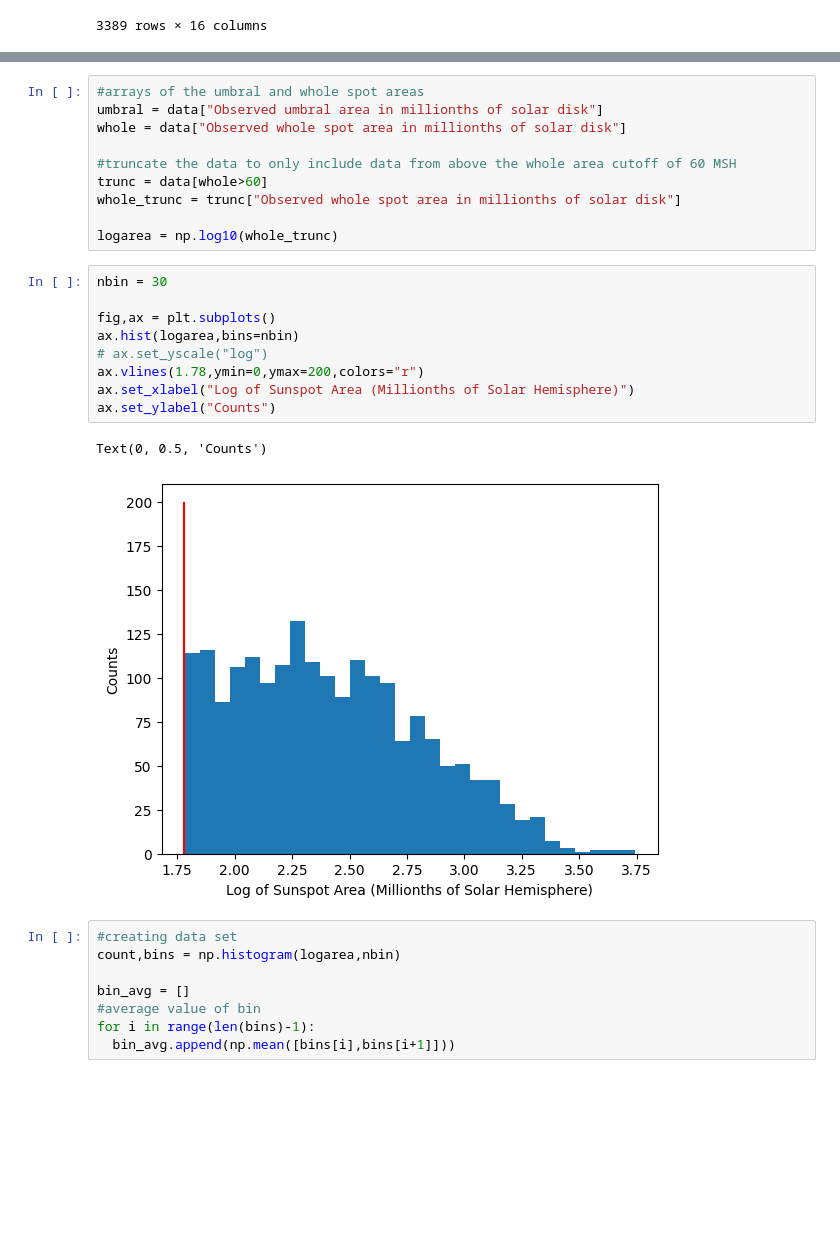
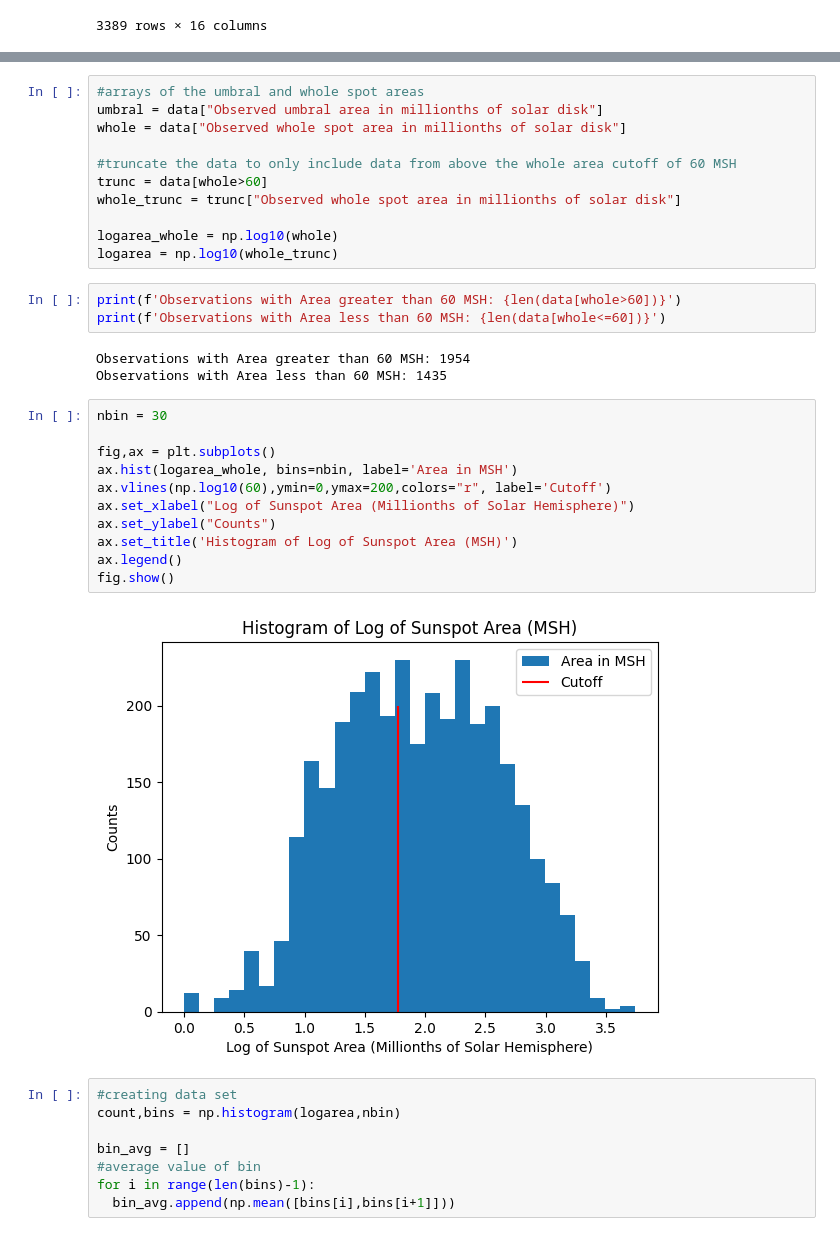
Before and after one commit to Raghuram-Veeramallu/Area-distribution-of-Sunspots, a Jupyter notebook: Project3_Group3_Data.ipynb, the cells around one changed output, grey strips where cells are left out. Saved outputs shown, nothing was run; the diff lists cells and outputs as text; blank space fills up the shorter version.

Commit message:
Modified the code to include the whole data in the histogram

```diff
--- a/Project3_Group3_Data.ipynb
+++ b/Project3_Group3_Data.ipynb
@@ -78,19 +81,27 @@ whole = data["Observed whole spot area in millionths of solar disk"]
 trunc = data[whole>60]
 whole_trunc = trunc["Observed whole spot area in millionths of solar disk"]
 
+logarea_whole = np.log10(whole)
 logarea = np.log10(whole_trunc)
+# %%
+print(f'Observations with Area greater than 60 MSH: {len(data[whole>60])}')
+print(f'Observations with Area less than 60 MSH: {len(data[whole<=60])}')
+# %% [output]
+Observations with Area greater than 60 MSH: 1954
+Observations with Area less than 60 MSH: 1435
 # %%
 nbin = 30
 
 fig,ax = plt.subplots()
-ax.hist(logarea,bins=nbin)
-# ax.set_yscale("log")
-ax.vlines(1.78,ymin=0,ymax=200,colors="r")
+ax.hist(logarea_whole, bins=nbin, label='Area in MSH')
+ax.vlines(np.log10(60),ymin=0,ymax=200,colors="r", label='Cutoff')
 ax.set_xlabel("Log of Sunspot Area (Millionths of Solar Hemisphere)")
 ax.set_ylabel("Counts")
+ax.set_title('Histogram of Log of Sunspot Area (MSH)')
+ax.legend()
+fig.show()
 # %% [output]
-Text(0, 0.5, 'Counts')
-[figure, old version]
+[figure, new version]
 # %%
 #creating data set
 count,bins = np.histogram(logarea,nbin)
```
Also changed, not shown: parts of 2 cells of this notebook.
